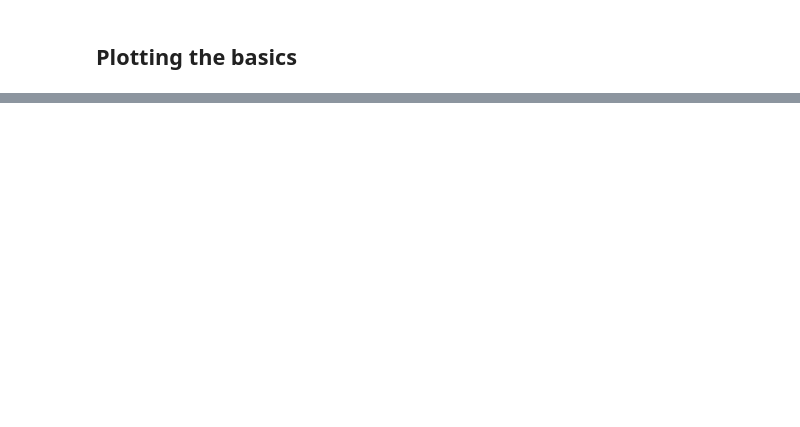
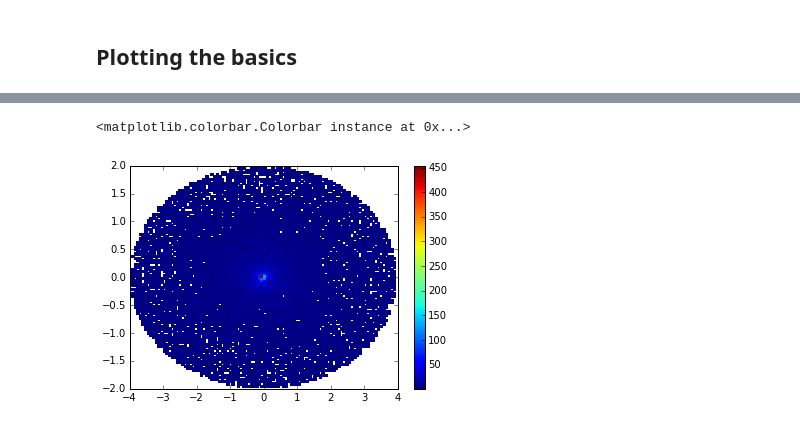
Before and after one commit to teuben/SLICA, a Jupyter notebook: notebooks/orbits.ipynb, the cells around one changed output, grey strips where cells are left out. Cells and saved outputs as stored; diff of their text form; code cells hidden in the pictures; blank space fills up the shorter version.

```diff
--- a/notebooks/orbits.ipynb
+++ b/notebooks/orbits.ipynb
@@ -49,0 +92,9 @@ plt.plot(rad,vel)
+# %%
+nbins=100
+H, xedges, yedges = np.histogram2d(xobs,yobs,bins=nbins)
+Hmasked = np.ma.masked_where(H==0,H)
+plt.pcolormesh(xedges,yedges,Hmasked)
+plt.colorbar()
+# %% [output]
+<matplotlib.colorbar.Colorbar instance at 0x...>
+[figure, added]
```
Also changed, not shown: parts of 18 cells of this notebook.
